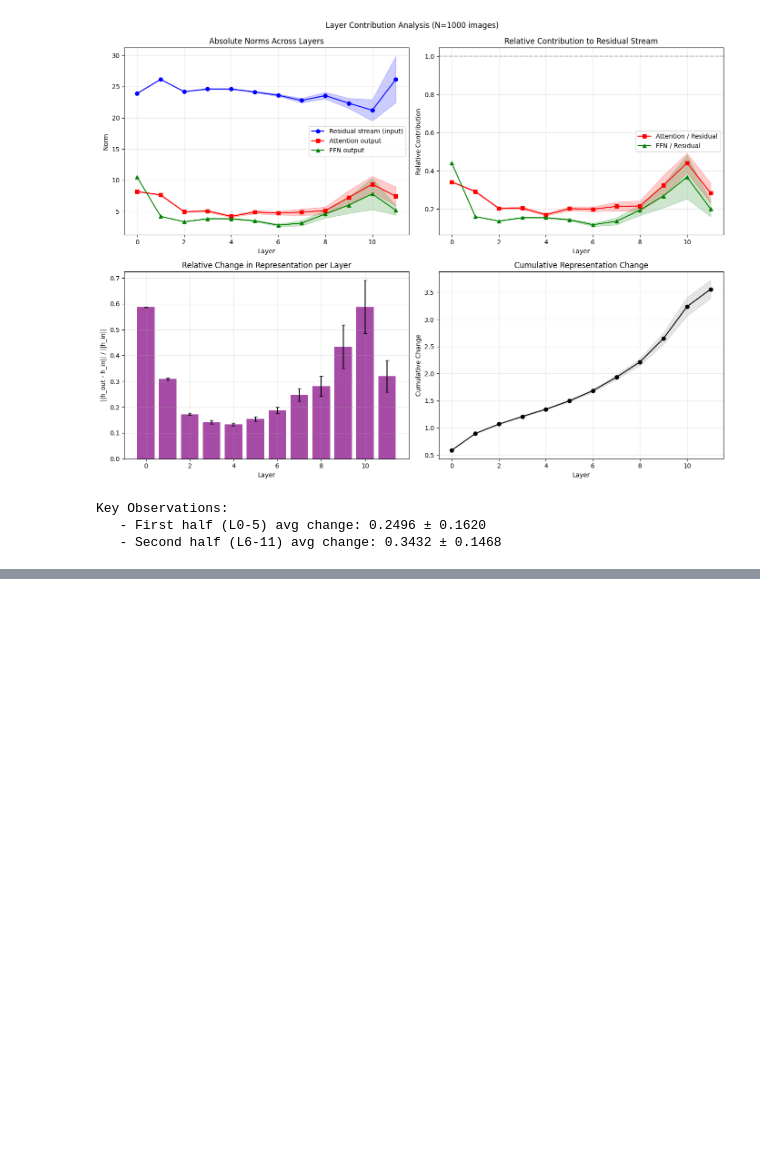
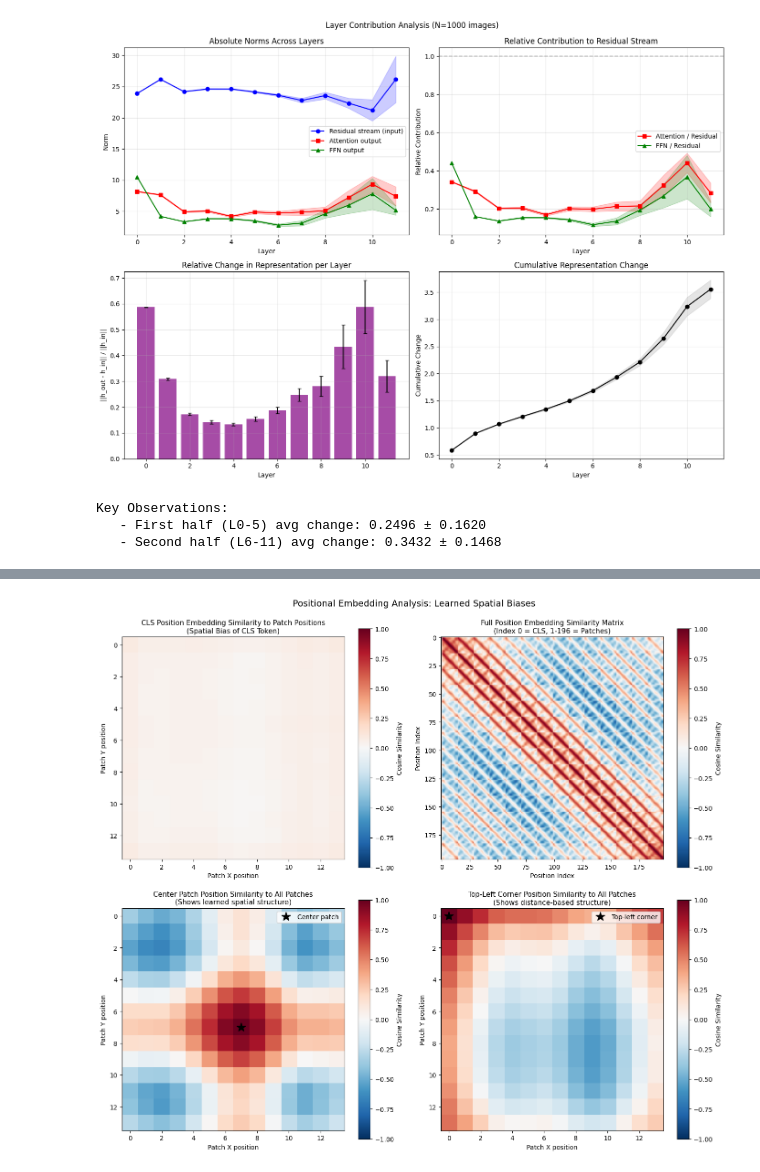
Before and after one commit to leobitz/Do-Vision-Models-Use-Their-Depth-Efficiently, a Jupyter notebook: exp1.ipynb, the cells around one changed output, grey strips where cells are left out. Cells and saved outputs as stored; diff of their text form; code cells hidden in the pictures; blank space fills up the shorter version.

Commit message:
Add positional embedding analysis

```diff
--- a/exp1.ipynb
+++ b/exp1.ipynb
@@ -1012,3 +1012,86 @@ print(f"   - Second half (L6-11) avg change: {np.mean(second_half):.4f} ± {np.s
 Key Observations:
    - First half (L0-5) avg change: 0.2496 ± 0.1620
    - Second half (L6-11) avg change: 0.3432 ± 0.1468
+# %%
+pos_emb = model.vit.embeddings.position_embeddings.data[0]
+print(f"Position embeddings shape: {pos_emb.shape}")
+print(f"  - Index 0: CLS token position embedding")
+print(f"  - Index 1-196: 14x14 patch position embeddings")
+
+cls_pos = pos_emb[0]
+patch_pos = pos_emb[1:]
+
+cls_patch_sim = torch.nn.functional.cosine_similarity(
+    cls_pos.unsqueeze(0), patch_pos, dim=1
+)
+cls_patch_sim_2d = cls_patch_sim.reshape(14, 14)
+
+pos_emb_norm = pos_emb / pos_emb.norm(dim=1, keepdim=True)
+pos_sim_matrix = pos_emb_norm @ pos_emb_norm.T
+
+patch_pos_norm = patch_pos / patch_pos.norm(dim=1, keepdim=True)
+patch_sim = patch_pos_norm @ patch_pos_norm.T
+
+fig, axes = plt.subplots(2, 2, figsize=(14, 12))
+
+ax1 = axes[0, 0]
+im1 = ax1.imshow(cls_patch_sim_2d.numpy(), cmap='RdBu_r', vmin=-1, vmax=1)
+ax1.set_title('CLS Position Embedding Similarity to Patch Positions\n(Spatial Bias of CLS Token)', fontsize=11)
+ax1.set_xlabel('Patch X position')
+ax1.set_ylabel('Patch Y position')
+plt.colorbar(im1, ax=ax1, label='Cosine Similarity')
+
+ax2 = axes[0, 1]
+im2 = ax2.imshow(pos_sim_matrix.numpy(), cmap='RdBu_r', vmin=-1, vmax=1)
+ax2.set_title('Full Position Embedding Similarity Matrix\n(Index 0 = CLS, 1-196 = Patches)', fontsize=11)
+ax2.set_xlabel('Position Index')
+ax2.set_ylabel('Position Index')
+plt.colorbar(im2, ax=ax2, label='Cosine Similarity')
+
+center_idx = 7 * 14 + 7
+center_sim = patch_sim[center_idx].reshape(14, 14)
+ax3 = axes[1, 0]
+im3 = ax3.imshow(center_sim.numpy(), cmap='RdBu_r', vmin=-1, vmax=1)
+ax3.plot(7, 7, 'k*', markersize=15, label='Center patch')
+ax3.set_title('Center Patch Position Similarity to All Patches\n(Shows learned spatial structure)', fontsize=11)
+ax3.set_xlabel('Patch X position')
+ax3.set_ylabel('Patch Y position')
+ax3.legend()
+plt.colorbar(im3, ax=ax3, label='Cosine Similarity')
+
+corner_idx = 0
+corner_sim = patch_sim[corner_idx].reshape(14, 14)
+ax4 = axes[1, 1]
+im4 = ax4.imshow(corner_sim.numpy(), cmap='RdBu_r', vmin=-1, vmax=1)
+ax4.plot(0, 0, 'k*', markersize=15, label='Top-left corner')
+ax4.set_title('Top-Left Corner Position Similarity to All Patches\n(Shows distance-based structure)', fontsize=11)
+ax4.set_xlabel('Patch X position')
+ax4.set_ylabel('Patch Y position')
+ax4.legend()
+plt.colorbar(im4, ax=ax4, label='Cosine Similarity')
+
+plt.tight_layout()
+plt.suptitle('Positional Embedding Analysis: Learned Spatial Biases', y=1.02, fontsize=14)
+plt.show()
+
+print("\n" + "="*60)
+print("KEY OBSERVATIONS")
+print("="*60)
+print(f"\n1. CLS Position Embedding Statistics:")
+print(f"   - Mean similarity to patches: {cls_patch_sim.mean().item():.4f}")
+print(f"   - Std similarity to patches: {cls_patch_sim.std().item():.4f}")
+print(f"   - Max similarity (closest patch): {cls_patch_sim.max().item():.4f}")
+print(f"   - Min similarity (farthest patch): {cls_patch_sim.min().item():.4f}")
+
+max_idx = cls_patch_sim.argmax().item()
+max_y, max_x = max_idx // 14, max_idx % 14
+print(f"   - Most similar patch position: ({max_x}, {max_y})")
+
+print(f"\n2. CLS vs Patch Position Norms:")
+print(f"   - CLS position embedding norm: {cls_pos.norm().item():.4f}")
+print(f"   - Patch position embedding mean norm: {patch_pos.norm(dim=1).mean().item():.4f}")
+
+print(f"\n3. Spatial Structure in Patches:")
+print(f"   - Avg self-similarity (diagonal): {patch_sim.diagonal().mean().item():.4f}")
+print(f"   - Avg off-diagonal similarity: {(patch_sim.sum() - patch_sim.diagonal().sum()).item() / (196*196 - 196):.4f}")
+# %% [output]
@@ -1014,0 +1101 @@ Key Observations:
+[figure, added]
```
Also changed, not shown: parts of 1 cell of this notebook.
